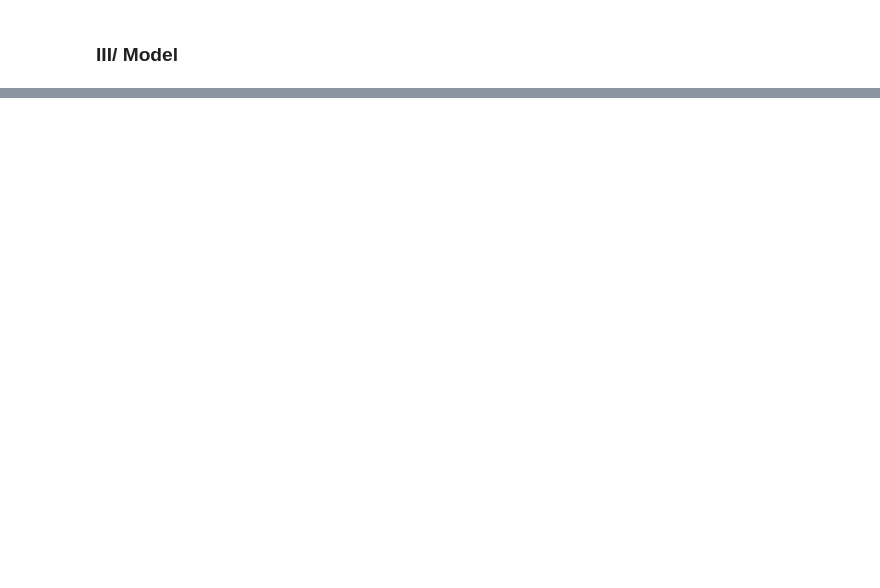
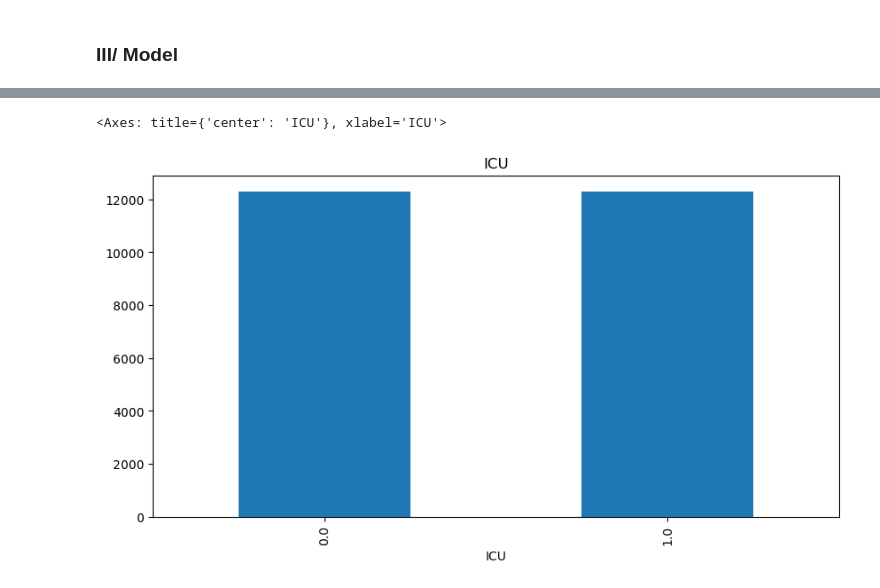
Before and after one commit to linhmai1609/CO7093_Big-Data_Coursework, a Jupyter notebook: alternative_model.ipynb, the cells around one changed output, grey strips where cells are left out. Saved outputs shown, nothing was run; the diff lists cells and outputs as text; code cells hidden in the pictures; blank space fills up the shorter version.

```diff
--- a/alternative_model.ipynb
+++ b/alternative_model.ipynb
@@ -175,0 +145,4 @@ Class=1, n=18306 (9.419%)
+# %%
+X_over_train, X_over_test, y_over_train, y_over_test = md.generate_train_test_over_set(df=analytics_df, target_column='ICU', test_size=0.3)
+print('-' * 50)
+X_under_train, X_under_test, y_under_train, y_under_test = md.generate_train_test_under_set(df=analytics_df, target_column='ICU', test_size=0.3)
@@ -175,0 +163,5 @@ Class=1, n=18306 (9.419%)
+# %%
+y_under_train.value_counts(dropna=False).sort_index().plot(kind='bar', title='ICU', figsize=(10, 5))
+# %% [output]
+<Axes: title={'center': 'ICU'}, xlabel='ICU'>
+[figure, added]
```
Also changed, not shown: parts of 13 cells of this notebook, 4 other files.
